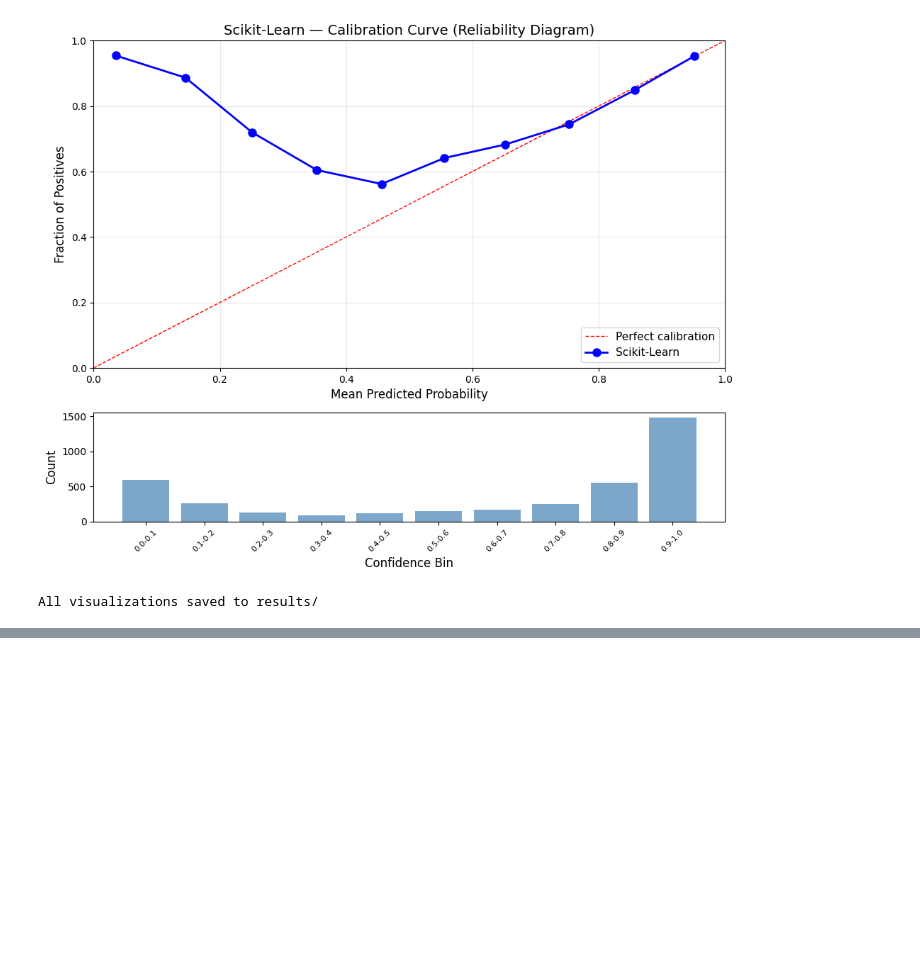
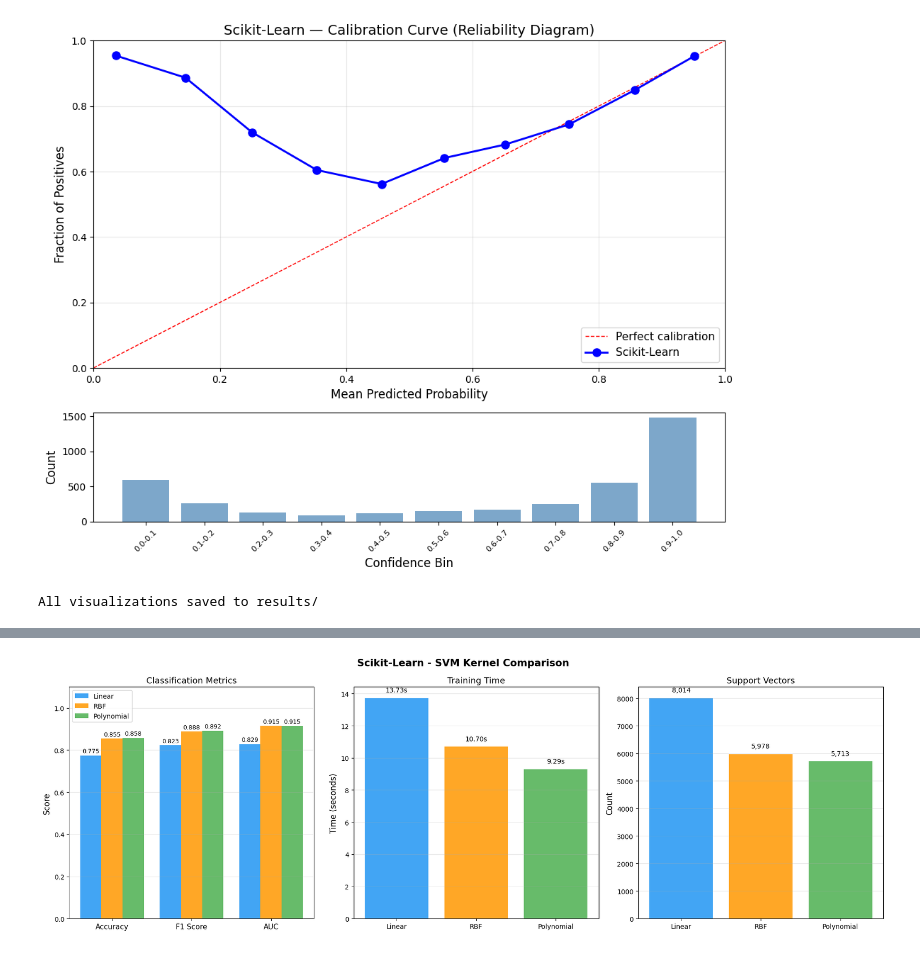
Before and after one commit to GoudyMT/ml-framework-comparison, a Jupyter notebook: Scikit-Learn/07-svm/pipeline.ipynb, the cells around one changed output, grey strips where cells are left out. Saved outputs shown, nothing was run; the diff lists cells and outputs as text; code cells hidden in the pictures; blank space fills up the shorter version.

Commit message:
feat: SVM - kernel comparison, hyperparameter tuning - C sweep, MLflow + model export, inference benchmarks + model size, results saved + start of cross-framework comparsion

```diff
--- a/Scikit-Learn/07-svm/pipeline.ipynb
+++ b/Scikit-Learn/07-svm/pipeline.ipynb
@@ -157,3 +157,83 @@ STEP 2: VISUALIZATIONS
 [figure]
 [figure]
 All visualizations saved to results/
+# %%
+# Step 3: SHOWCASE — Kernel Comparison
+print("=" * 60)
+print("STEP 3: SHOWCASE — KERNEL COMPARISON")
+print("=" * 60)
+
+"""
+Train 3 SVMs with different kernel functions on the same data.
+This demonstrates how the choice of kernel affects:
+  - Classification performance (accuracy, F1, AUC)
+  - Training time (kernel complexity)
+  - Model complexity (number of support vectors)
+
+Linear: K(x,z) = x^T z — simple dot product, linear boundary
+RBF:    K(x,z) = exp(-gamma * ||x-z||^2) — non-linear, infinite-dim
+Poly:   K(x,z) = (gamma * x^T z + coef0)^degree — polynomial boundary
+"""
+
+import time
+
+kernels = {
+    'Linear': {'kernel': 'linear'},
+    'RBF': {'kernel': 'rbf', 'gamma': 'scale'},
+    'Polynomial': {'kernel': 'poly', 'degree': 3, 'coef0': 1}
+}
+
+kernel_results = {}
+
+for name, params in kernels.items():
+    print(f"\n--- {name} Kernel ---")
+
+    model = SVC(
+        C=1.0,
+        class_weight='balanced',
+        probability=True,
+        random_state=RANDOM_STATE,
+        **params
+    )
+
+    start = time.time()
+    model.fit(X_train, y_train)
+    train_time = time.time() - start
+
+    # Predict + evaluate
+    k_pred = model.predict(X_test)
+    k_proba = model.predict_proba(X_test)[:, 1]
+    k_metrics = evaluate_classifier(y_test, k_pred, k_proba)
+
+    n_sv = model.n_support_.sum()
+
+    kernel_results[name] = {
+        'accuracy': k_metrics['accuracy'],
+        'f1': k_metrics['f1'],
+        'auc': k_metrics['auc'],
+        'training_time': train_time,
+        'n_support_vectors': n_sv
+    }
+
+    print(f"  Accuracy: {k_metrics['accuracy']:.4f}  F1: {k_metrics['f1']:.4f}  "
+          f"AUC: {k_metrics['auc']:.4f}")
+    print(f"  Training time: {train_time:.2f}s  Support vectors: {n_sv}")
+
+# Plot kernel comparison
+plot_kernel_comparison(kernel_results, FRAMEWORK,
+                       save_path=f'{RESULTS_DIR}/kernel_comparison.png')
+
+# Summary table
+print("\n" + "=" * 60)
+print("KERNEL COMPARISON SUMMARY")
+print("=" * 60)
+print(f"{'Kernel':<15s} {'Accuracy':>10s} {'F1':>10s} {'AUC':>10s} {'Time (s)':>10s} {'SVs':>8s}")
+print("-" * 65)
+for name, res in kernel_results.items():
+    print(f"{name:<15s} {res['accuracy']:10.4f} {res['f1']:10.4f} {res['auc']:10.4f} "
+          f"{res['training_time']:10.2f} {res['n_support_vectors']:8d}")
+
+# Identify best kernel
+best_kernel = max(kernel_results, key=lambda k: kernel_results[k]['f1'])
+print(f"\nBest kernel by F1: {best_kernel}")
+# %% [output]
@@ -159,0 +255 @@ All visualizations saved to results/
+[figure, added]
```
Also changed, not shown: parts of 5 cells of this notebook, 12 other files.
